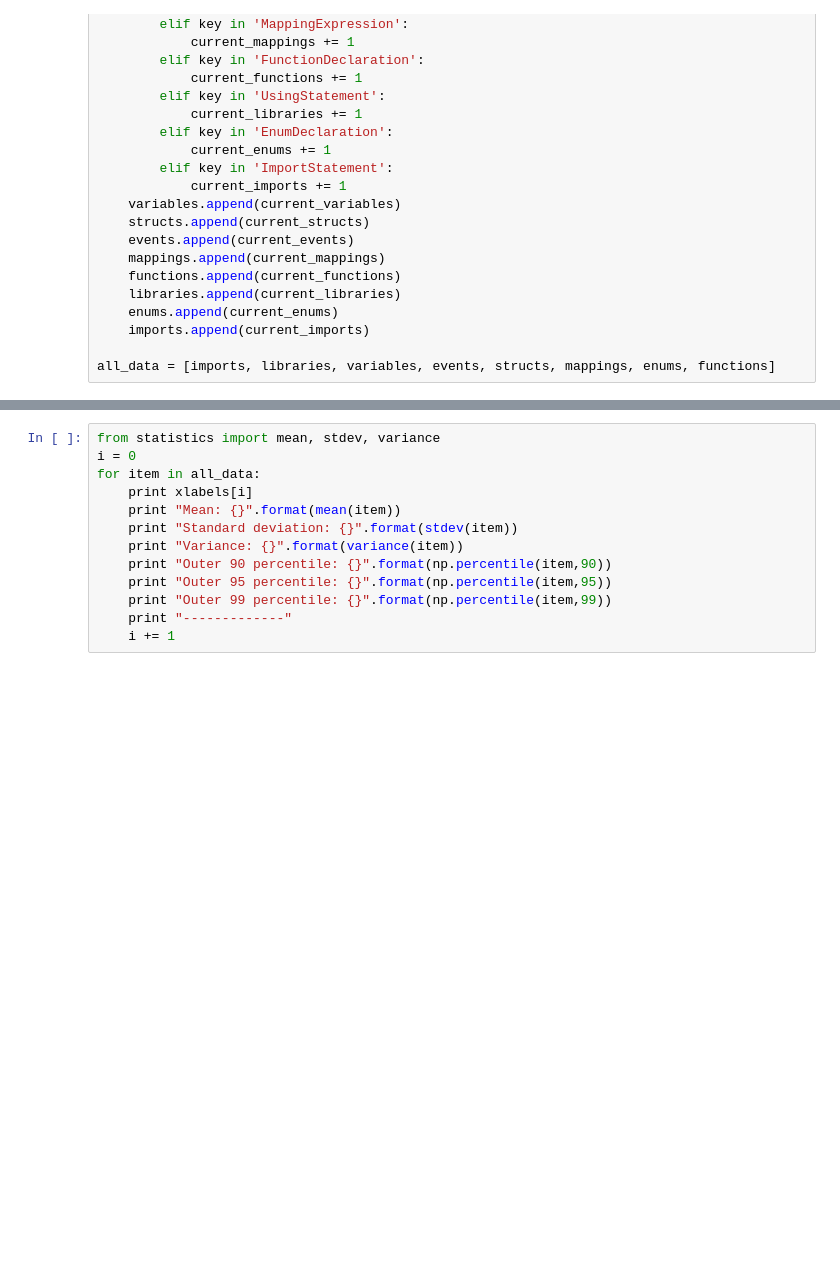
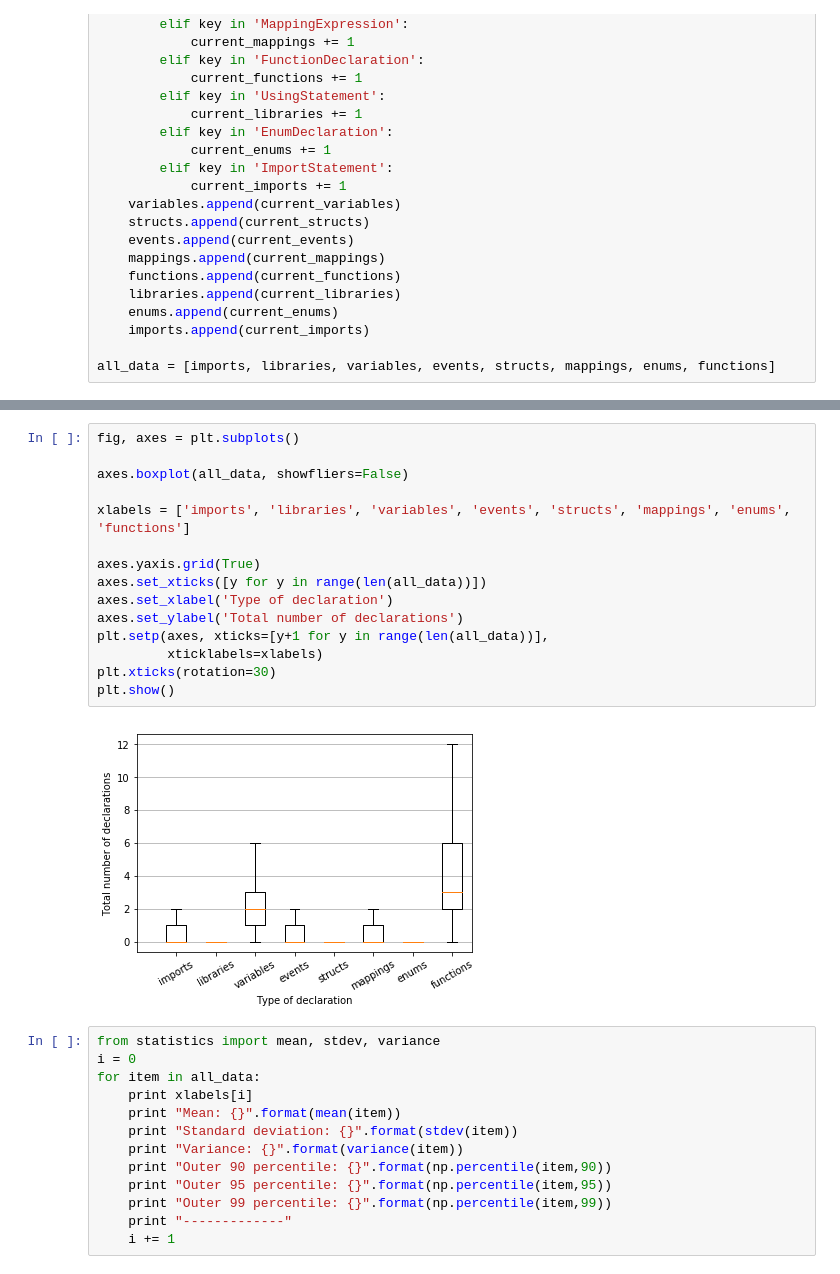
Before and after one commit to nud3l/smart-contract-analysis, a Jupyter notebook: analysis/contract-analysis.ipynb, the cells around one changed output, grey strips where cells are left out. Cells and saved outputs as stored; diff of their text form; blank space fills up the shorter version.

```diff
--- a/analysis/contract-analysis.ipynb
+++ b/analysis/contract-analysis.ipynb
@@ -208,3 +208,20 @@ plt.show()
+# %%
+fig, axes = plt.subplots()
+
+axes.boxplot(all_data, showfliers=False)
+
+xlabels = ['imports', 'libraries', 'variables', 'events', 'structs', 'mappings', 'enums', 'functions']
+
+axes.yaxis.grid(True)
+axes.set_xticks([y for y in range(len(all_data))])
+axes.set_xlabel('Type of declaration')
+axes.set_ylabel('Total number of declarations')
+plt.setp(axes, xticks=[y+1 for y in range(len(all_data))],
+         xticklabels=xlabels)
+plt.xticks(rotation=30)
+plt.show()
+# %% [output]
+[figure, added]
 # %%
 from statistics import mean, stdev, variance
 i = 0
```
Also changed, not shown: parts of 4 cells of this notebook.
